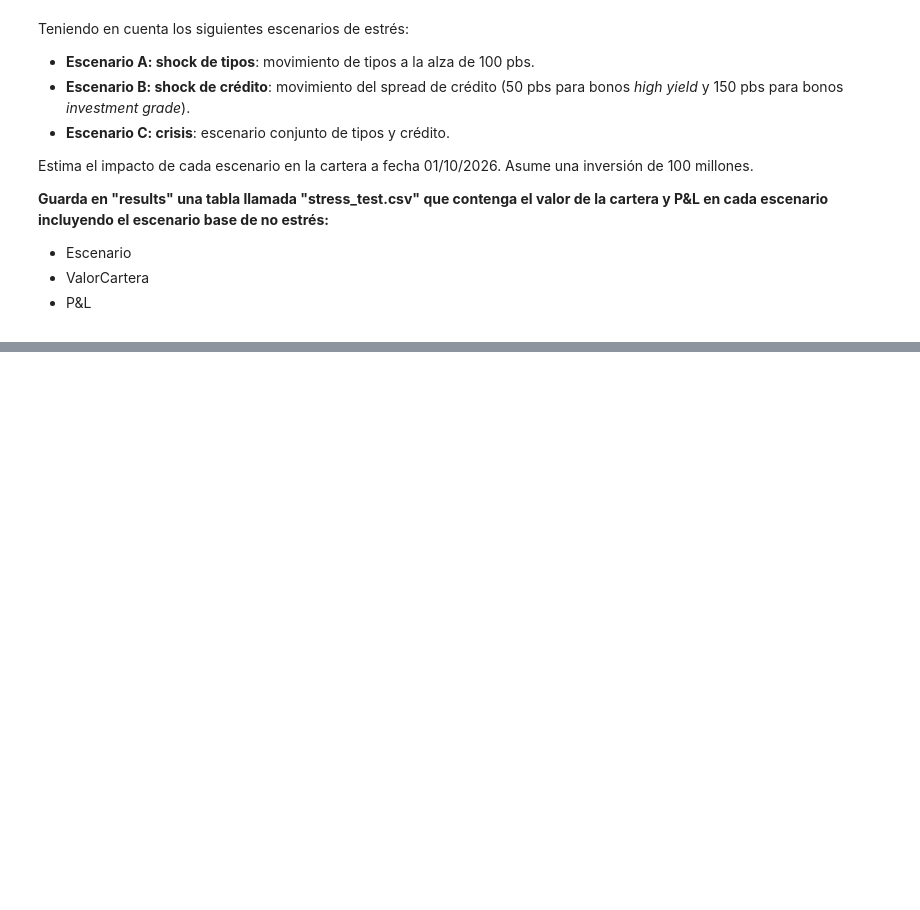
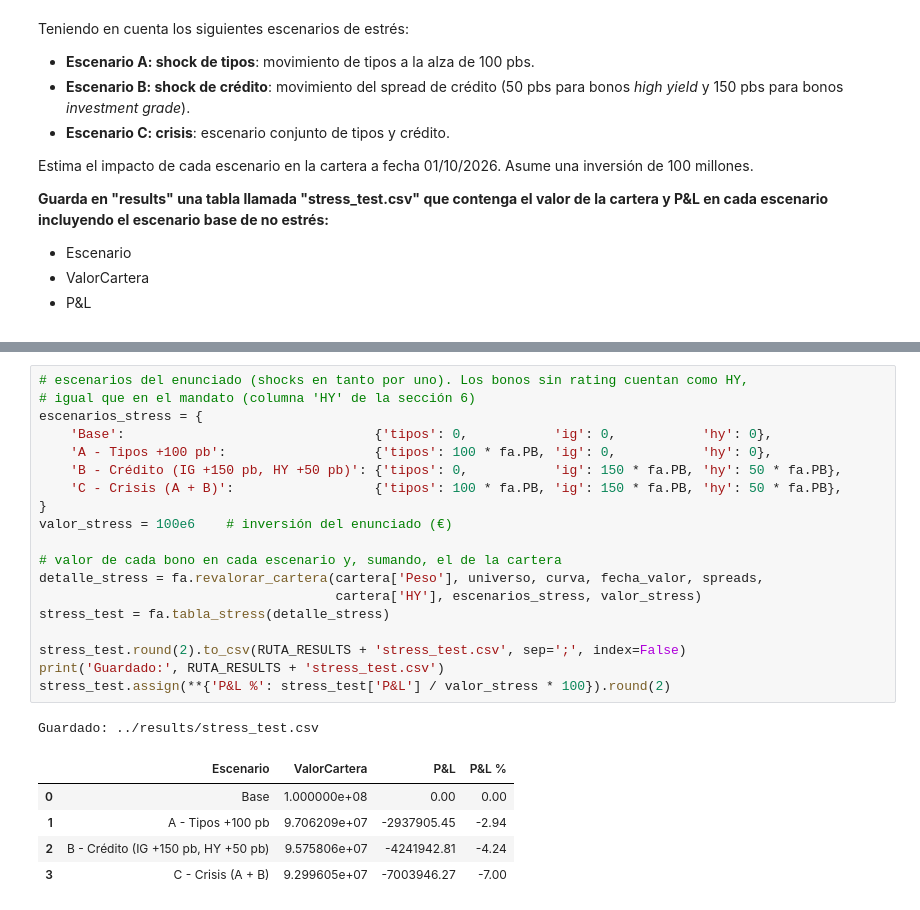
Before and after one commit to modetpablo-dot/Taller_renta_fija_Pablo_Modet, a Jupyter notebook: src/analisis_cartera.ipynb, the cells around one changed output, grey strips where cells are left out. Drawn from its saved outputs; the diff is of its cells as text; blank space fills up the shorter version.

Commit message:
feat: seccion 9 - stress test de la cartera (#13)
* feat(S9): stress test por revaloración completa y stress_test.csv

* docs(S9): resultados, conclusiones y notebook ejecutado

```diff
--- a/src/analisis_cartera.ipynb
+++ b/src/analisis_cartera.ipynb
@@ -2298,0 +2351,26 @@ Estima el impacto de cada escenario en la cartera a fecha 01/10/2026. Asume una
+# %%
+# escenarios del enunciado (shocks en tanto por uno). Los bonos sin rating cuentan como HY,
+# igual que en el mandato (columna 'HY' de la sección 6)
+escenarios_stress = {
+    'Base':                                {'tipos': 0,           'ig': 0,           'hy': 0},
+    'A - Tipos +100 pb':                   {'tipos': 100 * fa.PB, 'ig': 0,           'hy': 0},
+    'B - Crédito (IG +150 pb, HY +50 pb)': {'tipos': 0,           'ig': 150 * fa.PB, 'hy': 50 * fa.PB},
+    'C - Crisis (A + B)':                  {'tipos': 100 * fa.PB, 'ig': 150 * fa.PB, 'hy': 50 * fa.PB},
+}
+valor_stress = 100e6    # inversión del enunciado (€)
+
+# valor de cada bono en cada escenario y, sumando, el de la cartera
+detalle_stress = fa.revalorar_cartera(cartera['Peso'], universo, curva, fecha_valor, spreads,
+                                      cartera['HY'], escenarios_stress, valor_stress)
+stress_test = fa.tabla_stress(detalle_stress)
+
+stress_test.round(2).to_csv(RUTA_RESULTS + 'stress_test.csv', sep=';', index=False)
+print('Guardado:', RUTA_RESULTS + 'stress_test.csv')
+stress_test.assign(**{'P&L %': stress_test['P&L'] / valor_stress * 100}).round(2)
+# %% [output]
+Guardado: ../results/stress_test.csv
+|  | Escenario | ValorCartera | P&L | P&L % |
+| 0 | Base | 1.000000e+08 | 0.00 | 0.00 |
+| 1 | A - Tipos +100 pb | 9.706209e+07 | -2937905.45 | -2.94 |
+| 2 | B - Crédito (IG +150 pb, HY +50 pb) | 9.575806e+07 | -4241942.81 | -4.24 |
+| 3 | C - Crisis (A + B) | 9.299605e+07 | -7003946.27 | -7.00 |
```
Also changed, not shown: parts of 12 cells of this notebook, 2 other files.
